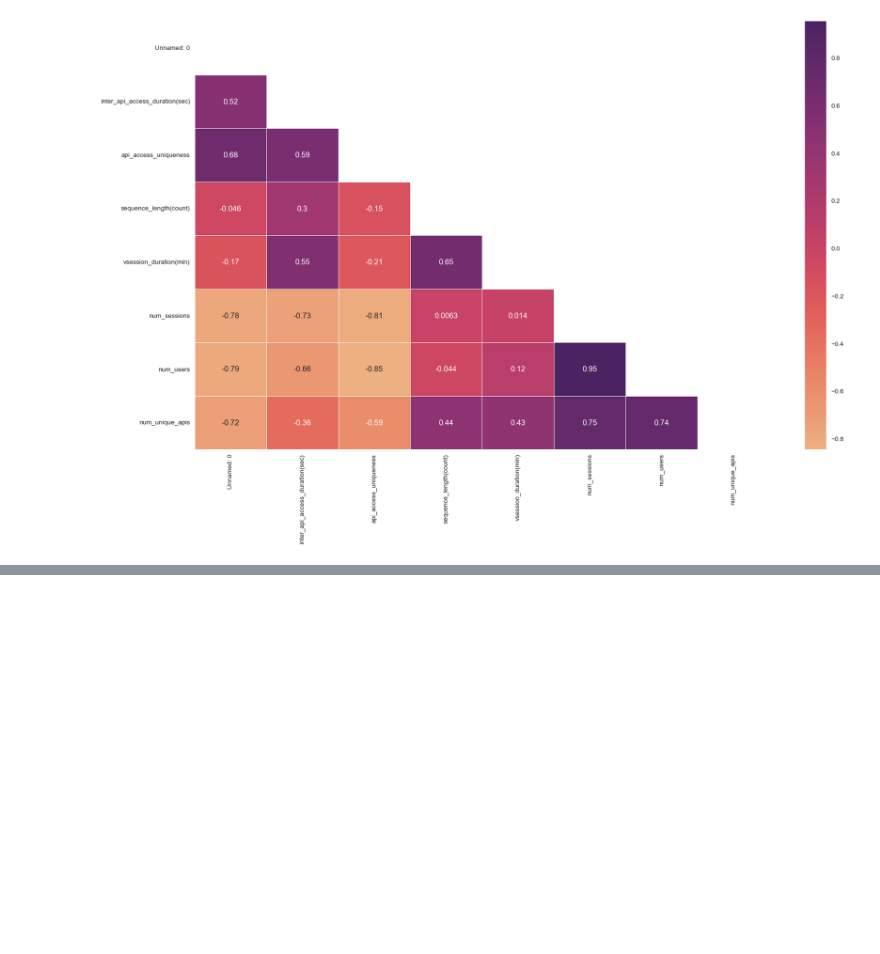
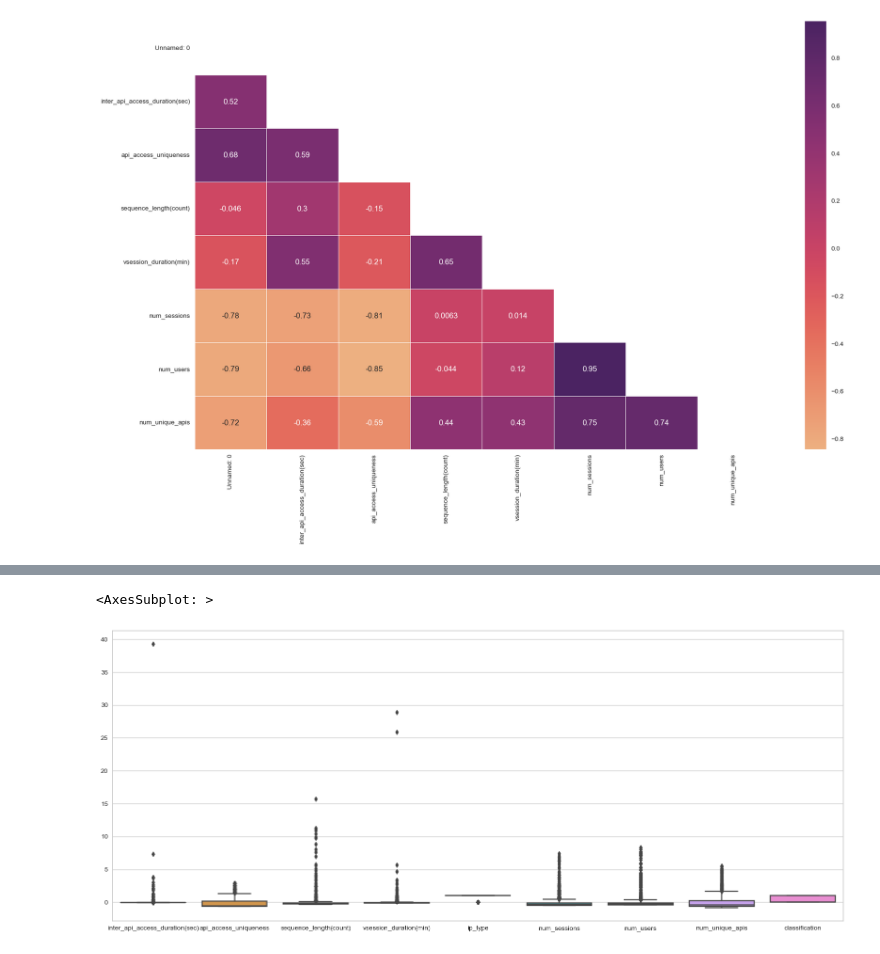
Before and after one commit to dev-hack95/Api_Security_Analysis, a Jupyter notebook: notebooks/api_security.ipynb, the cells around one changed output, grey strips where cells are left out. Drawn from its saved outputs; the diff is of its cells as text; code cells hidden in the pictures; blank space fills up the shorter version.

```diff
--- a/notebooks/api_security.ipynb
+++ b/notebooks/api_security.ipynb
@@ -406,0 +551,6 @@ from sklearn.linear_model import BayesianRidge
+# %%
+figure(figsize=(20, 8))
+sns.boxplot(df)
+# %% [output]
+<AxesSubplot: >
+[figure, added]
```
Also changed, not shown: parts of 36 cells of this notebook.
